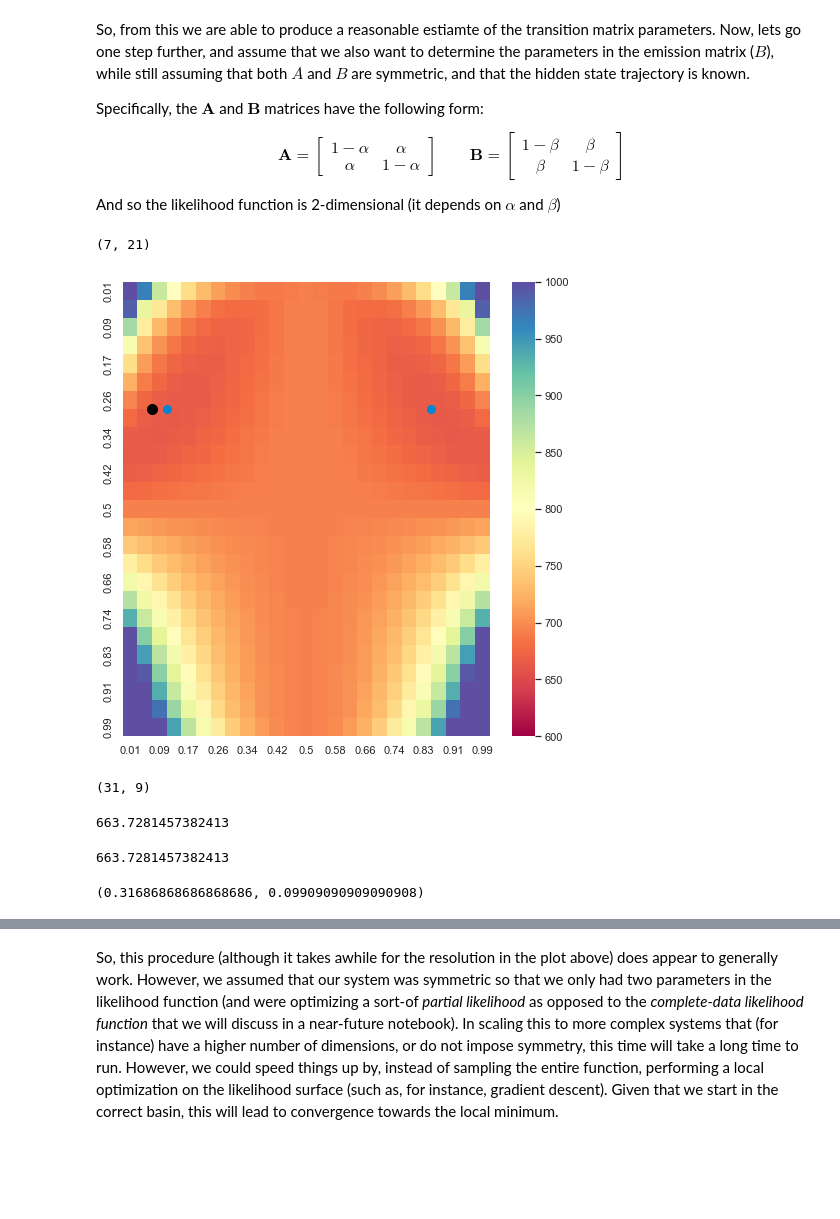
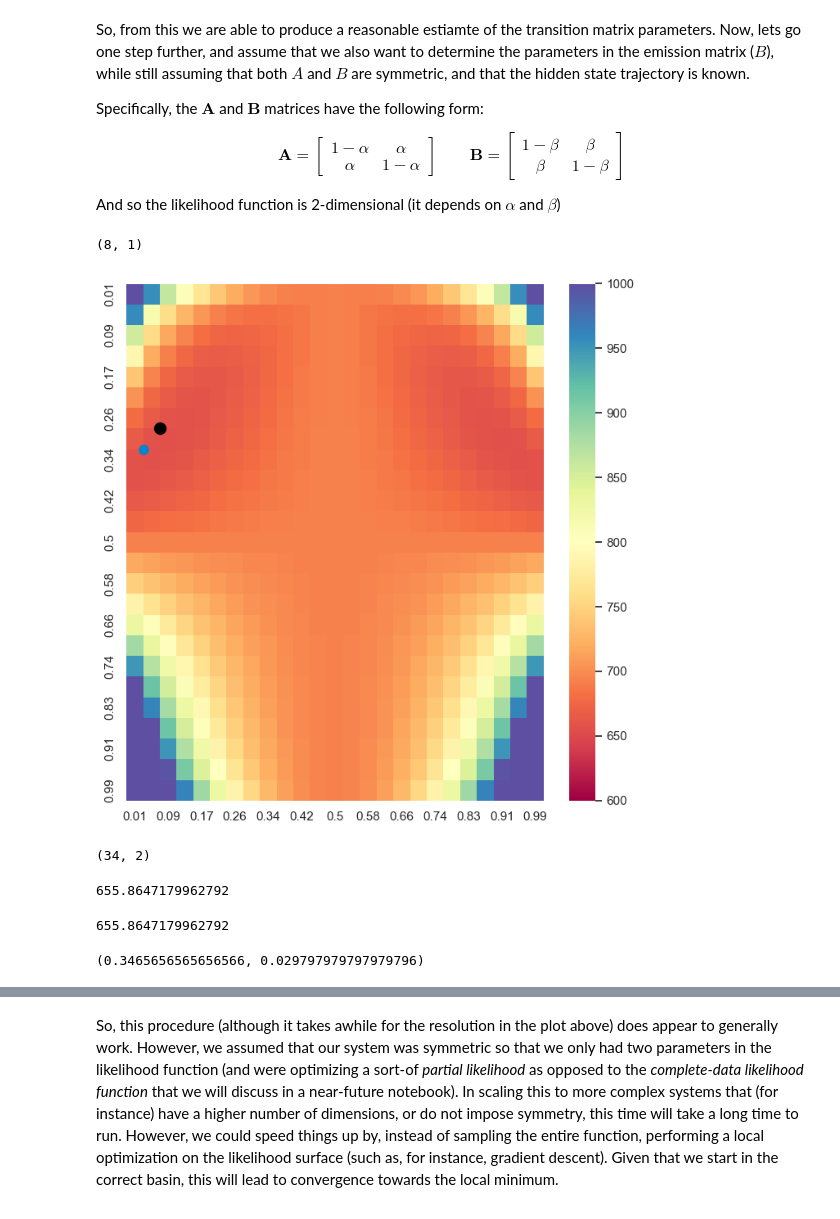
Before and after one commit to StevenJLarge/hmm, a Jupyter notebook: notebooks/tutorials/05-slarge-likelihood.ipynb, the cells around one changed output, grey strips where cells are left out. Cells and saved outputs as stored; diff of their text form; code cells hidden in the pictures; blank space fills up the shorter version.

```diff
--- a/notebooks/tutorials/05-slarge-likelihood.ipynb
+++ b/notebooks/tutorials/05-slarge-likelihood.ipynb
@@ -129,8 +130,8 @@ def generate_likelihood_curve(B, obs_ts):
 
     for a in a_vals:
         A_sample = np.array([[1 - a, a], [a, 1 - a]])
-        est.forward_algo(obs_ts, A_sample, B, prediction_tracker=True)
-        l = calc_likelihood(B, est.predictions, obs_ts)
+        est.forward_algo(obs_ts, A_sample, B)
+        l = calc_likelihood(B, est.prediction_tracker, obs_ts)
         likelihood.append(l)
 
     return likelihood, a_vals
@@ -186,11 +187,11 @@ def generate_likelihood_surface(
             B_sample = np.array([[1 - b, b], [b, 1 - b]])
 
             # Run the forward algorithm to get the bayesian filtered probabilities
-            est.forward_algo(obs_ts, A_sample, B_sample, prediction_tracker=True)
+            est.forward_algo(obs_ts, A_sample, B_sample)
             # This error handling handles exceptions that can occur near the
             # domain boundaries (a,b = 0 or 1)
             try:
-                l = calc_likelihood(B_sample, est.predictions, obs_ts)
+                l = calc_likelihood(B_sample, est.prediction_tracker, obs_ts)
             except RuntimeWarning:
                 l = None
             # Put the entry into the likelihood matrix
@@ -208,35 +209,35 @@ b_est_idx, a_est_idx = likelihood_coarse.argmin() % 25, likelihood_coarse.argmin
 b_est_idx_alt = 24 - 21
 a_est_idx, b_est_idx
 # %% [output]
-(7, 21)
+(8, 1)
 # %%
 # And then we can plot it as a heatmap to make sure things look generally
 # correct
 fig, ax = plt.subplots(1, 1, figsize=(7, 7))
 
 sns.heatmap(likelihood_coarse, cmap="Spectral", vmax=1000, vmin=600, ax=ax)
 
 # Now plot the optimal and estimated parameter values
 # recall these are the 'true' model parameters
 a_true = 0.3
 b_true = 0.1
 
 ax.plot(
     [np.argmin(np.abs(b_true - bVals_coarse))],
     [np.argmin(np.abs(a_true - aVals_coarse))],
     'o', markersize=10, color=sns.xkcd_rgb["black"]
 )
 ax.plot([b_est_idx], [a_est_idx], 'o', markersize='8', color=sns.xkcd_rgb["cerulean"])
-ax.plot([b_est_idx_alt], [a_est_idx], 'o', markersize='8', color=sns.xkcd_rgb["cerulean"])
+# ax.plot([b_est_idx_alt], [a_est_idx], 'o', markersize='8', color=sns.xkcd_rgb["cerulean"])
 
 ax.set_xticks(ax.get_xticks()[::2])
 ax.set_xticklabels([round(a, 2) for a in aVals_coarse[::2]])
 
 ax.set_yticks(ax.get_yticks()[::2])
 ax.set_yticklabels([round(b, 2) for b in bVals_coarse[::2]])
 plt.tight_layout()
 # %% [output]
-[figure, old version]
+[figure, new version]
 # %%
 # from this, it looks like things are looking like the work reasonably well
 # Aside from the issue with a local likelihood optima (two blue dots)
@@ -253,22 +254,22 @@ b_idx = flat_idx % 100
 a_idx = flat_idx // 100
 a_idx, b_idx
 # %% [output]
-(31, 9)
+(34, 2)
 # %%
 likelihood[a_idx, b_idx]
 # %% [output]
-663.7281457382413
+655.8647179962792
 # %%
 np.min(likelihood)
 # %% [output]
-663.7281457382413
+655.8647179962792
 # %%
 # Now that means the optimal parameters are:
 a_opt = aVals[a_idx]
 b_opt = bVals[b_idx]
 a_opt, b_opt
 # %% [output]
-(0.31686868686868686, 0.09909090909090908)
+(0.3465656565656566, 0.029797979797979796)
 # %%
 a_idx_true, b_idx_true = np.argmin(np.abs(aVals - 0.3)), np.argmin(np.abs(bVals - 0.1))
 # %%
```
Also changed, not shown: parts of 6 cells of this notebook, 5 other files.
